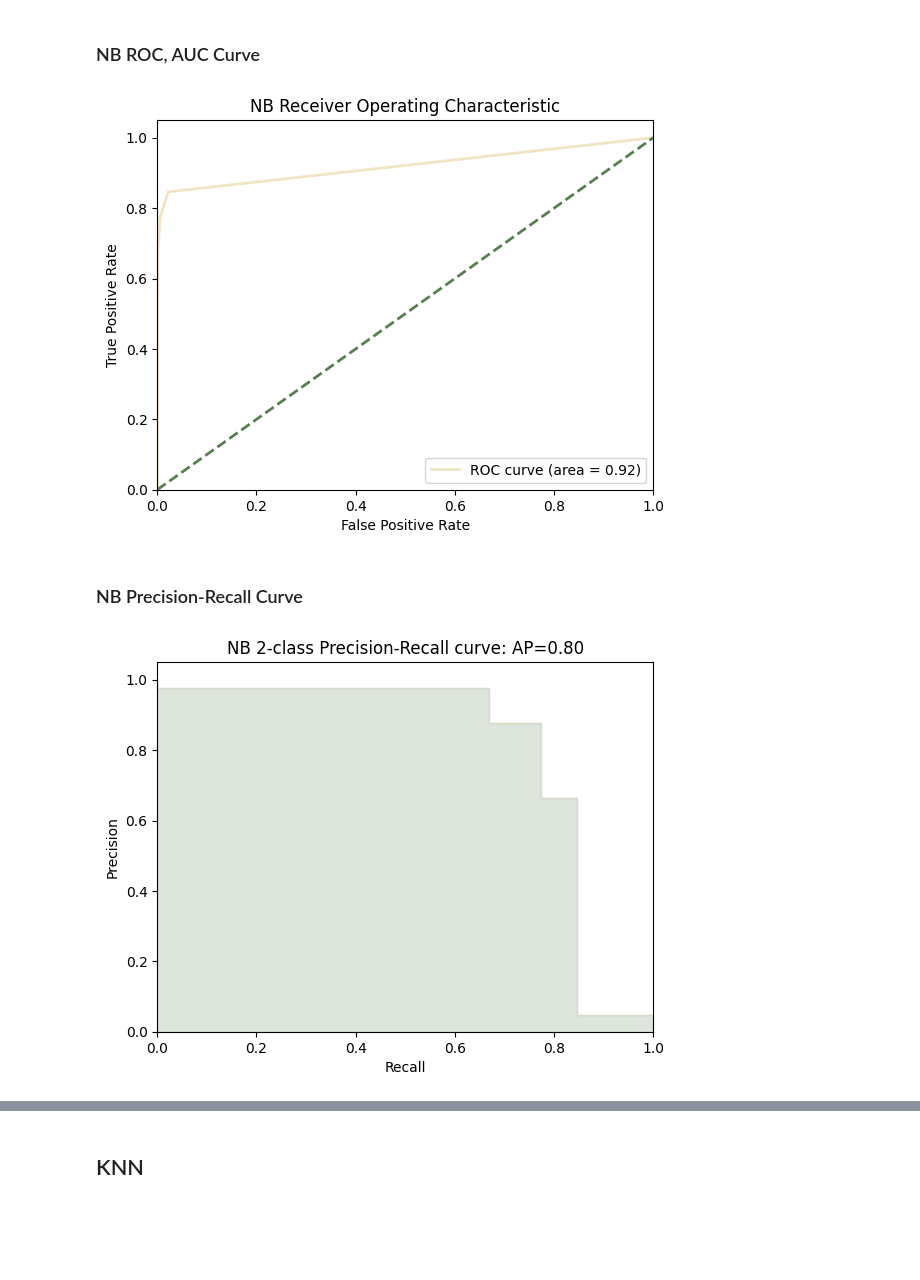
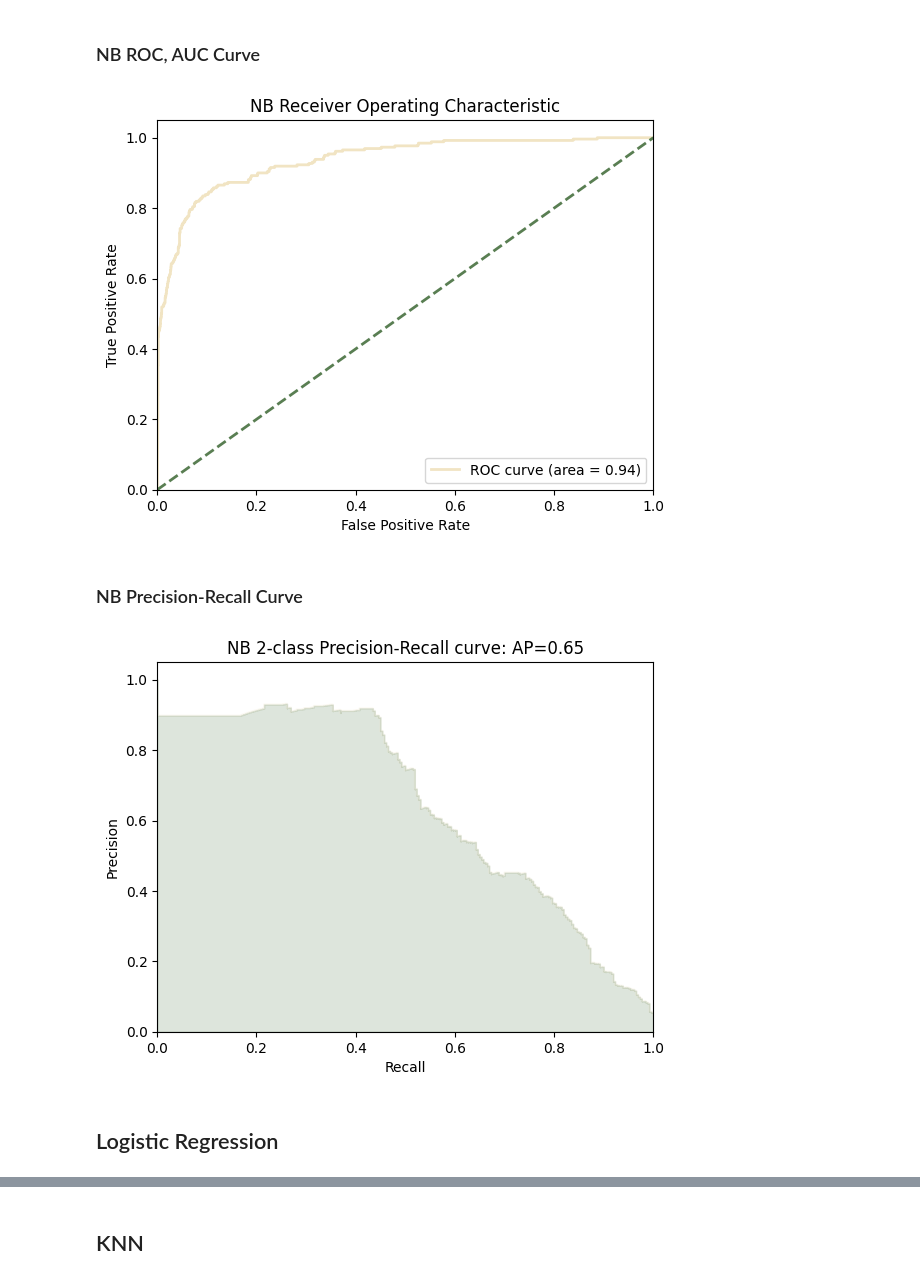
Before and after one commit to rebeccazhang199/Text_Analytics, a Jupyter notebook: final project/FinalProject_Full.ipynb, the cells around one changed output, grey strips where cells are left out. Drawn from its saved outputs; the diff is of its cells as text; code cells hidden in the pictures; blank space fills up the shorter version.

```diff
--- a/final project/FinalProject_Full.ipynb
+++ b/final project/FinalProject_Full.ipynb
@@ -365,5 +377,13 @@ plt.show()
 [figure]
 # %% [markdown]
 # Classification
+# %%
+from sklearn.model_selection import train_test_split
+# Features and Labels
+X = post['text']
+y = post['fraudulent']
+X_train, X_test, Y_train, Y_test = train_test_split(X, y, test_size=0.3, random_state=42)
+X_train = X_train.fillna('')
+X_test = X_test.fillna('')
 # %% [markdown]
 ## Naive Bayes
@@ -376,11 +390,8 @@ X_train_NB, X_test_NB, Y_train_NB, Y_test_NB = train_test_split(X, y, test_size=
 # %%
 from sklearn.feature_extraction.text import CountVectorizer
 from sklearn.pipeline import Pipeline
-from sklearn.metrics import classification_report, accuracy_score
+from sklearn.metrics import classification_report, accuracy_score, precision_score, recall_score, f1_score
 from sklearn.naive_bayes import MultinomialNB
-
-X_train_NB = X_train_NB.fillna('')
-X_test_NB = X_test_NB.fillna('')
 
 # Create a pipeline that transforms data using CountVectorizer and then fits a Naive Bayes classifier
 pipeline_NB = Pipeline([
@@ -389,13 +400,10 @@ pipeline_NB = Pipeline([
 ])
 
 # Train the pipeline on the training data
-pipeline_NB.fit(X_train_NB, Y_train_NB)
+pipeline_NB.fit(X_train, Y_train)
 
 # Predict the labels for the test data
-Y_pred_NB = pipeline_NB.predict(X_test_NB)
+Y_pred_NB = pipeline_NB.predict(X_test)
 
-# Evaluate the model
-accuracy_NB = accuracy_score(Y_test_NB, Y_pred_NB)
-print("Accuracy:", accuracy_NB)
-print(classification_report(Y_test_NB, Y_pred_NB))
+print(classification_report(Y_test, Y_pred_NB))
 # %% [output]
@@ -428,32 +435,32 @@ plt.show()
 # %%
 from sklearn.metrics import roc_curve, auc
 
 # Compute ROC curve and ROC area for each class
-Y_score_NB = pipeline.predict_proba(X_test_NB)[:, 1]
-fpr_NB, tpr_NB, _ = roc_curve(Y_test_NB, Y_score_NB)
+Y_score_NB = pipeline_NB.predict_proba(X_test)[:, 1]
+fpr_NB, tpr_NB, _ = roc_curve(Y_test, Y_score_NB)
 roc_auc_NB = auc(fpr_NB, tpr_NB)
 
 # Plot ROC curve
 plt.figure()
 plt.plot(fpr_NB, tpr_NB, color=palette[1], lw=2, label='ROC curve (area = %0.2f)' % roc_auc_NB)
 plt.plot([0, 1], [0, 1], color=palette[3], lw=2, linestyle='--')
 plt.xlim([0.0, 1.0])
 plt.ylim([0.0, 1.05])
 plt.xlabel('False Positive Rate')
 plt.ylabel('True Positive Rate')
 plt.title('NB Receiver Operating Characteristic')
 plt.legend(loc="lower right")
 plt.show()
 # %% [output]
-[figure, old version]
+[figure, new version]
 # %% [markdown]
 ### NB Precision-Recall Curve
 # %%
 from sklearn.metrics import precision_recall_curve
 from sklearn.metrics import average_precision_score
 
-precision_NB, recall_NB, _ = precision_recall_curve(Y_test_NB, Y_score_NB)
-average_precision_NB = average_precision_score(Y_test_NB, Y_score_NB)
+precision_NB, recall_NB, _ = precision_recall_curve(Y_test, Y_score_NB)
+average_precision_NB = average_precision_score(Y_test, Y_score_NB)
 
 plt.step(recall_NB, precision_NB, color=palette[1], alpha=0.2, where='post')
 plt.fill_between(recall_NB, precision_NB, step='post', alpha=0.2, color=palette[3])
@@ -464,4 +471,6 @@ plt.xlim([0.0, 1.0])
 plt.title(f'NB 2-class Precision-Recall curve: AP={average_precision_NB:0.2f}')
 plt.show()
 # %% [output]
-[figure, old version]
+[figure, new version]
+# %% [markdown]
+## Logistic Regression
```
Also changed, not shown: parts of 45 cells of this notebook.
